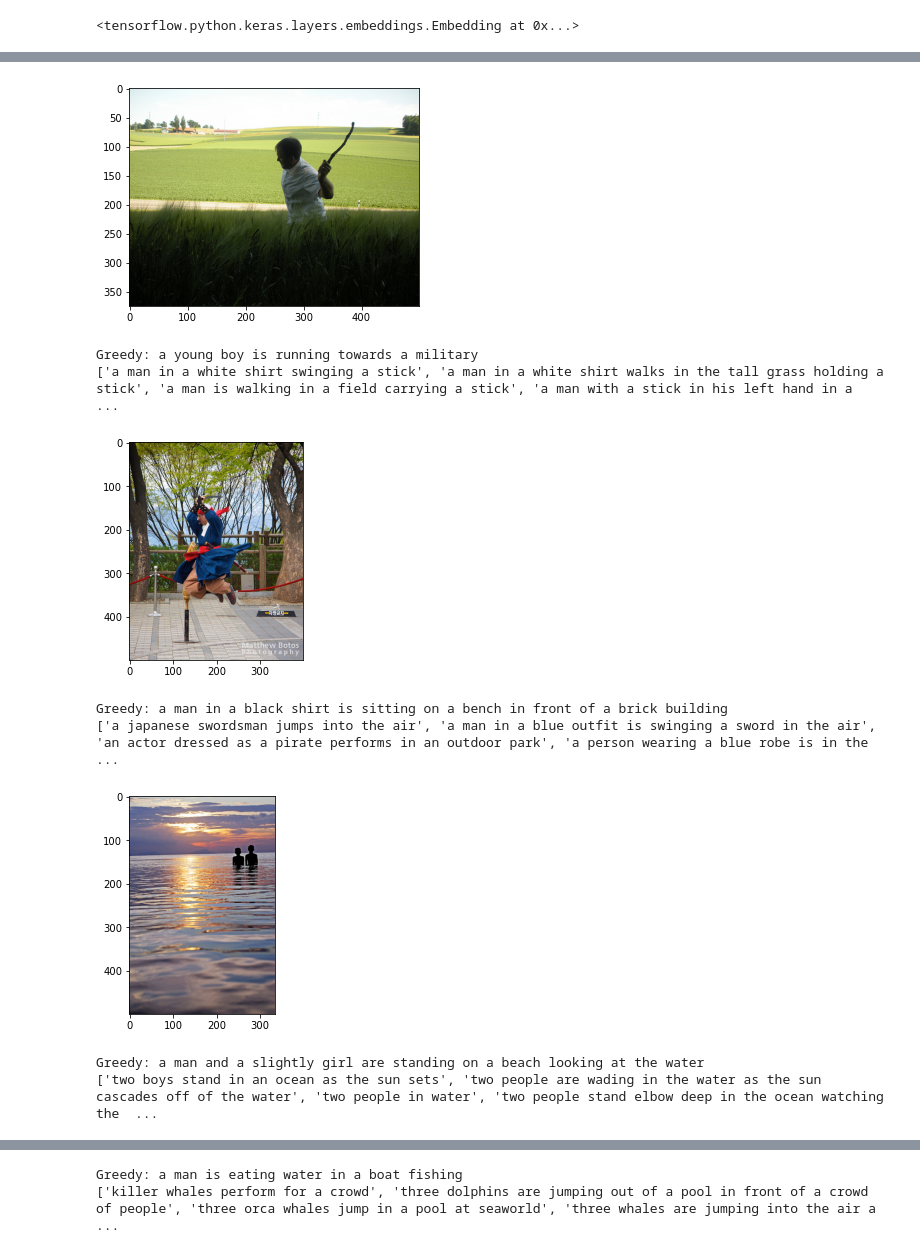
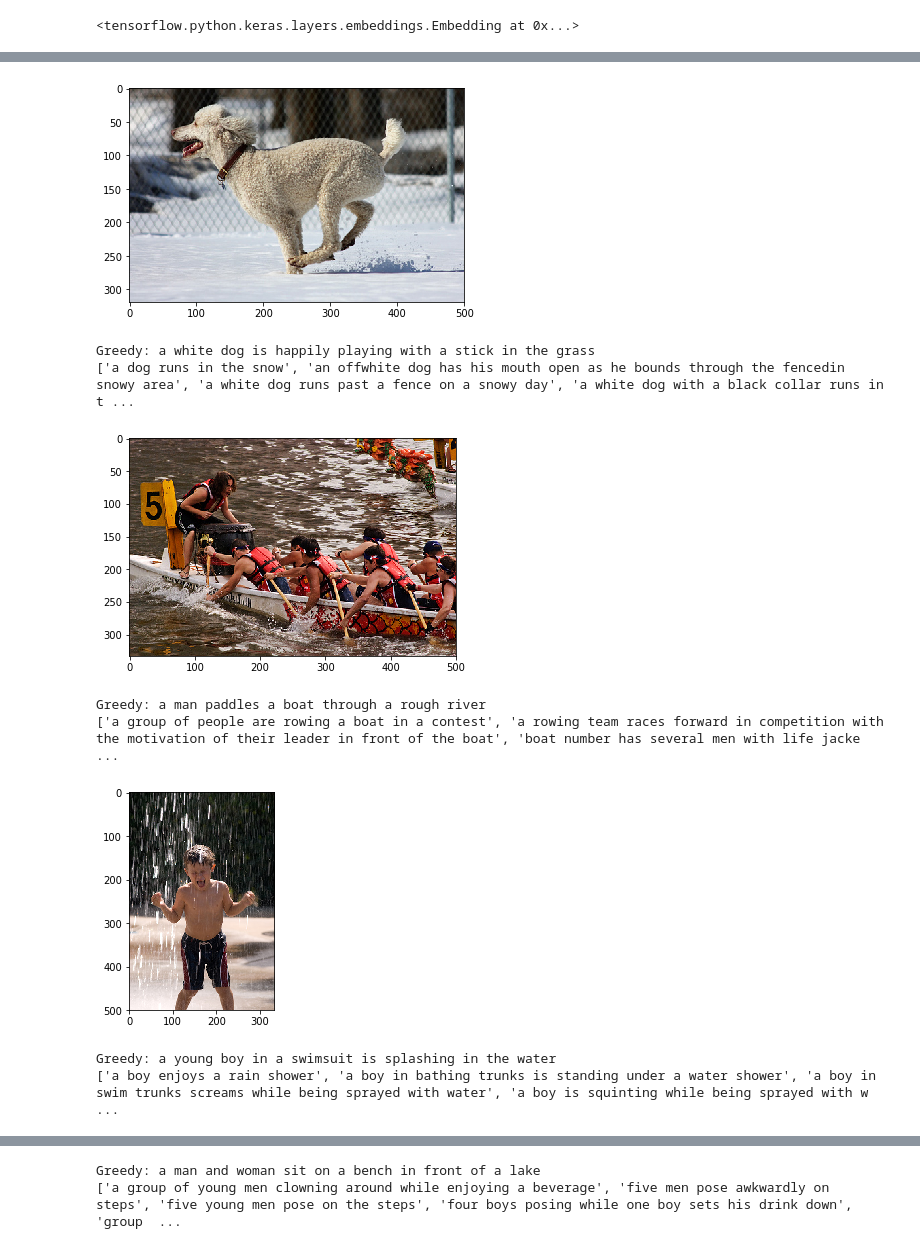
Before and after one commit to anvime/image-captioning, a Jupyter notebook: framework.ipynb, the cells around one changed output, grey strips where cells are left out. Drawn from its saved outputs; the diff is of its cells as text; code cells hidden in the pictures.

Commit message:
kominosis embedings

```diff
--- a/framework.ipynb
+++ b/framework.ipynb
@@ -13,10 +13,12 @@ config = { "images_path": "../Flickr8k_Dataset/",
            "test_images_path": "../Flickr8k_text/Flickr_8k.testImages.txt",
            "train_path": "../Flickr8k_text/Flickr_8k.trainImages.txt",
            "token_path": "../Flickr8k_text/Flickr8k.token.txt",
-           "word_embedings_path": "../glove/glove.6B.200d.txt",
-           "embedings_dim": 200, # Polish - 100
+          # "word_embedings_path": "../glove/glove.6B.200d.txt",
+          "word_embedings_path": "../glove/komninos_english_embeddings",
+          "embedings_dim": 299,
+           #"embedings_dim": 200, # Polish - 100
            "train_model": True, # True if you intend to train the model,
-           "save_model": False,
+           "save_model": True,
            "encode_images": False,
            "pretrained_model_path": "",
            "encoded_images_test": "../Pickle/encoded_test_images.pkl",
@@ -26,7 +28,7 @@ config = { "images_path": "../Flickr8k_Dataset/",
            "use_lemma": False,
            "spacy_lemma_model": "pl_spacy_model",
            "lstm_model_save_dir": "../model_weights/",
-           "lstm_model_save_path": "../model_weights/model_30.h5"}
+           "lstm_model_save_path": "../model_weights/model_Base_3_Batch_Komninos.h5"}
 # %%
 import numpy as np
 from numpy import array
@@ -392,17 +394,33 @@ def data_generator(descriptions, photos, wordtoix, max_length, num_photos_per_ba
                 yield ([array(X1), array(X2)], array(y))
                 X1, X2, y = list(), list(), list()
                 n=0
+# %%
+def isfloat(value):
+  try:
+    float(value)
+    return True
+  except ValueError:
+    return False
 # %%
 # Load Glove vectors
 
 embeddings_index = {} # empty dictionary
 
 f = open(config["word_embedings_path"], encoding="utf-8")
-
 for line in f:
     values = line.split()
     word = values[0]
-    coefs = np.asarray(values[1:], dtype='float32')
+    import re
+    if isfloat(values[1]):
+        coefs = np.asarray(values[2:], dtype='float32')
+    elif isfloat(values[2]):
+        coefs = np.asarray(values[3:], dtype='float32')
+    elif isfloat(values[3]):
+        coefs = np.asarray(values[4:], dtype='float32')
+    elif isfloat(values[4]):
+        coefs = np.asarray(values[5:], dtype='float32')
+    else:
+        coefs = np.asarray(values[1:], dtype='float32')
     embeddings_index[word] = coefs
 f.close()
 print('Found %s word vectors.' % len(embeddings_index))
@@ -507,6 +555,6 @@ if config["train_model"]:
 # %%
-if config["train_model"]:
+# if config["train_model"]:
 #     for i in range(epochs):
-    generator = data_generator(train_descriptions, train_features, wordtoix, max_length, number_pics_per_bath)
-    model.fit_generator(generator, epochs=epochs, steps_per_epoch=steps, callbacks=[callback], verbose=1)
+#     generator = data_generator(train_descriptions, train_features, wordtoix, max_length, number_pics_per_bath)
+#     model.fit_generator(generator, epochs=epochs, steps_per_epoch=steps, callbacks=[callback], verbose=1)
     #model.save('./model_weights/model_' + str(i) + '.h5')
@@ -554,21 +584,21 @@ def greedySearch(photo):
     final = ' '.join(final)
     return final
 # %%
-for i in range(5, 10):
+for i in range(10, 15):
     pic = list(encoding_test.keys())[i]
     image = encoding_test[pic].reshape((1,2048))
     x=plt.imread(images+pic)
     plt.imshow(x)
     plt.show()
     print("Greedy:",greedySearch(image))
     print(descriptions[pic[:-4]])
 # %% [output]
-[figure, old version]
+[figure, new version]
-Greedy: a young boy is running towards a military
-['a man in a white shirt swinging a stick', 'a man in a white shirt walks in the tall grass holding a stick', 'a man is walking in a field carrying a stick', 'a man with a stick in his left hand in a  ...
+Greedy: a white dog is happily playing with a stick in the grass
+['a dog runs in the snow', 'an offwhite dog has his mouth open as he bounds through the fencedin snowy area', 'a white dog runs past a fence on a snowy day', 'a white dog with a black collar runs in t ...
-[figure, old version]
+[figure, new version]
-Greedy: a man in a black shirt is sitting on a bench in front of a brick building
-['a japanese swordsman jumps into the air', 'a man in a blue outfit is swinging a sword in the air', 'an actor dressed as a pirate performs in an outdoor park', 'a person wearing a blue robe is in the ...
+Greedy: a man paddles a boat through a rough river
+['a group of people are rowing a boat in a contest', 'a rowing team races forward in competition with the motivation of their leader in front of the boat', 'boat number has several men with life jacke ...
-[figure, old version]
+[figure, new version]
-Greedy: a man and a slightly girl are standing on a beach looking at the water
-['two boys stand in an ocean as the sun sets', 'two people are wading in the water as the sun cascades off of the water', 'two people in water', 'two people stand elbow deep in the ocean watching the  ...
+Greedy: a young boy in a swimsuit is splashing in the water
+['a boy enjoys a rain shower', 'a boy in bathing trunks is standing under a water shower', 'a boy in swim trunks screams while being sprayed with water', 'a boy is squinting while being sprayed with w ...
@@ -576,2 +606,2 @@ Greedy: a man and a slightly girl are standing on a beach looking at the water
-Greedy: a man is eating water in a boat fishing
-['killer whales perform for a crowd', 'three dolphins are jumping out of a pool in front of a crowd of people', 'three orca whales jump in a pool at seaworld', 'three whales are jumping into the air a ...
+Greedy: a man and woman sit on a bench in front of a lake
+['a group of young men clowning around while enjoying a beverage', 'five men pose awkwardly on steps', 'five young men pose on the steps', 'four boys posing while one boy sets his drink down', 'group  ...
```
Also changed, not shown: parts of 14 cells of this notebook.
